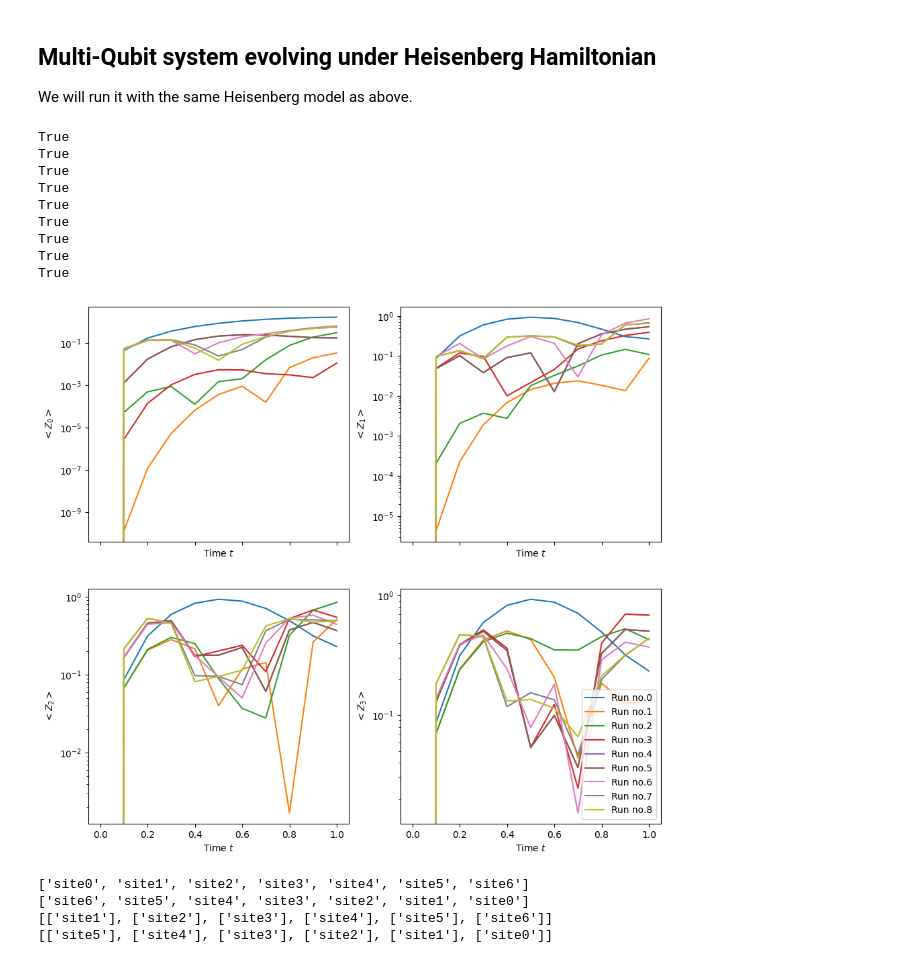
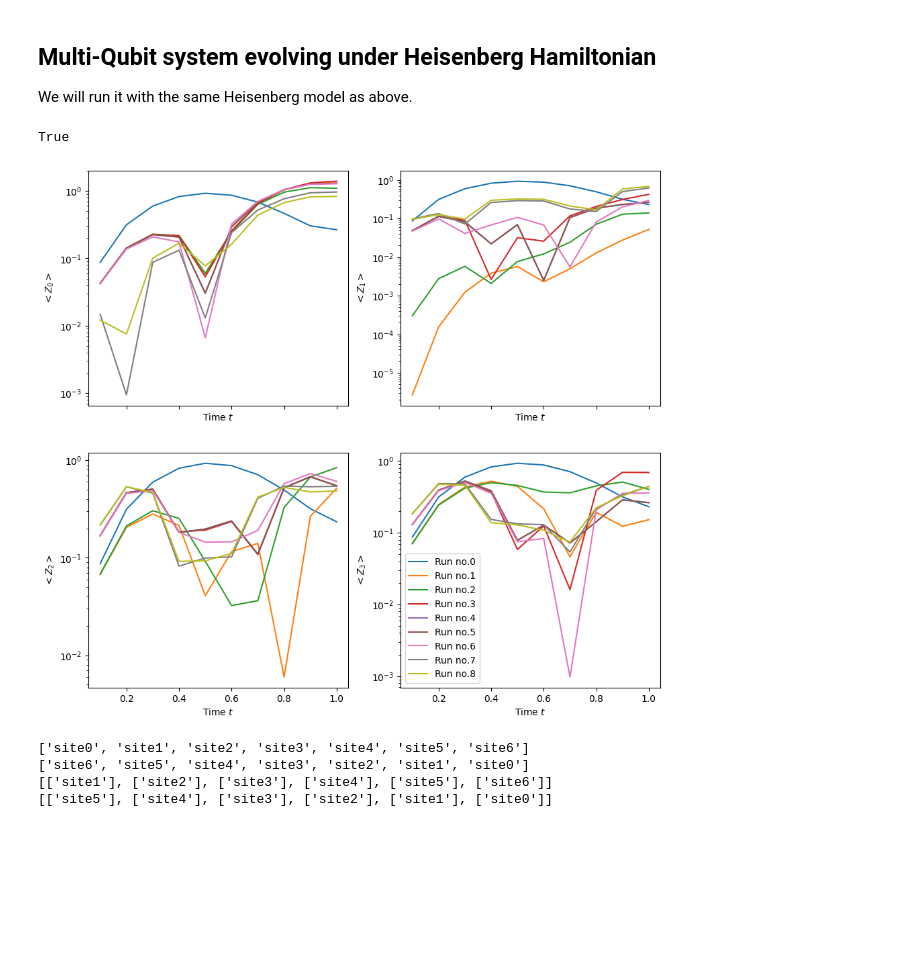
Before and after one commit to Drachier/PyTreeNet, a Jupyter notebook: example_notebooks/tdvp/demonstrating_tdvp_for_mps.ipynb, the cells around one changed output. Saved outputs shown, nothing was run; the diff lists cells and outputs as text; code cells hidden in the pictures; blank space fills up the shorter version.

```diff
--- a/example_notebooks/tdvp/demonstrating_tdvp_for_mps.ipynb
+++ b/example_notebooks/tdvp/demonstrating_tdvp_for_mps.ipynb
@@ -426,7 +413,3 @@ We can clearly see that the result improves for an increasing bond dimension. Fu
 The TDVP in with a first order Trotter splitting is rather inefficient. We have to recanonicalise our TTNS after every time step. Additionally, we reduce the error in terms of the time step $\delta t$ from $O(\delta t)$ to $O(\delta t^2)$, when using a second order splitting for a comparatively low additional cost.
 
 We will run it with the same Heisenberg model as above.
-# %%
-num_sites = 2
-mJ = -1.5
-mg = -0.5
@@ -479,8 +471,4 @@ plt.show()
 # %% [markdown]
 ## Multi-Qubit system evolving under Heisenberg Hamiltonian
 We will run it with the same Heisenberg model as above.
-# %%
-num_sites = 7
-mJ = -1.5
-mg = -0.5
 # %%
@@ -511,7 +500,7 @@ bond_dimensions = [6*[1],
                    [2,4,7,7,4,3],
                    [2,4,8,8,4,2]]
 # %%
-results = []
+tdvps = []
 for bond_dimension in bond_dimensions:
     mps = ptn.MatrixProductState.constant_product_state(0,2,num_sites,
                                                         root_site=3,
@@ -519,52 +508,45 @@ for bond_dimension in bond_dimensions:
     tdvp = ptn.SecondOrderOneSiteTDVP(mps,ham_ttno,
                                       time_step_size,final_time,
                                       operators)
-    tdvp.run(evaluation_time=10,pgbar=True)
-    results.append(tdvp.results)
+    tdvp.run(evaluation_time=eval_time,pgbar=True)
+    tdvps.append(tdvp)
-# %%
-# All expectation values are real
-for result in results:
-    print(np.allclose(np.imag(result),np.zeros_like(result)))
-results = [np.real(result) for result in results]
-# %% [output]
-True
-True
-True
-True
-True
-True
-True
-True
-True
+# %%
+# All expectation values are real
+real = True
+for tdvp in tdvps:
+    real = real and tdvp.results_real()
+real
+# %% [output]
+True
 # %%
-times = results[0][-1,:]
-
+times = tdvps[0].times()
+results = [tdvp.operator_results(realise=True) for tdvp in tdvps]
 fig5, axs5 = plt.subplots(2,2,figsize=(11,10),sharex=True)
 
 for i in range(0,len(bond_dimensions)):
-    axs5[0,0].semilogy(times, np.abs(results[i][0]-ref_results[1]))
+    axs5[0,0].semilogy(times[1:], np.abs(results[i][0]-ref_results[1])[1:])
 axs5[0,0].set_xlabel("Time $t$")
 axs5[0,0].set_ylabel("$<Z_0>$")
 
 for i in range(0,len(bond_dimensions)):
-    axs5[0,1].semilogy(times, np.abs(results[i][1]-ref_results[2]))
+    axs5[0,1].semilogy(times[1:], np.abs(results[i][1]-ref_results[2])[1:])
 axs5[0,1].set_xlabel("Time $t$")
 axs5[0,1].set_ylabel("$<Z_1>$")
 
 for i in range(0,len(bond_dimensions)):
-    axs5[1,0].semilogy(times, np.abs(results[i][2]-ref_results[3]))
+    axs5[1,0].semilogy(times[1:], np.abs(results[i][2]-ref_results[3])[1:])
 axs5[1,0].set_xlabel("Time $t$")
 axs5[1,0].set_ylabel("$<Z_2>$")
 
 for i in range(0,len(bond_dimensions)):
-    axs5[1,1].semilogy(times, np.abs(results[i][3]-ref_results[4]), label="Run no." + str(i))
+    axs5[1,1].semilogy(times[1:], np.abs(results[i][3]-ref_results[4])[1:], label="Run no." + str(i))
 axs5[1,1].set_xlabel("Time $t$")
 axs5[1,1].set_ylabel("$<Z_3>$")
 
 plt.legend()
 plt.show()
 # %% [output]
-[figure, old version]
+[figure, new version]
 # %%
 print(tdvp.update_path)
 print(tdvp.backwards_update_path)
```
Also changed, not shown: parts of 37 cells of this notebook.
